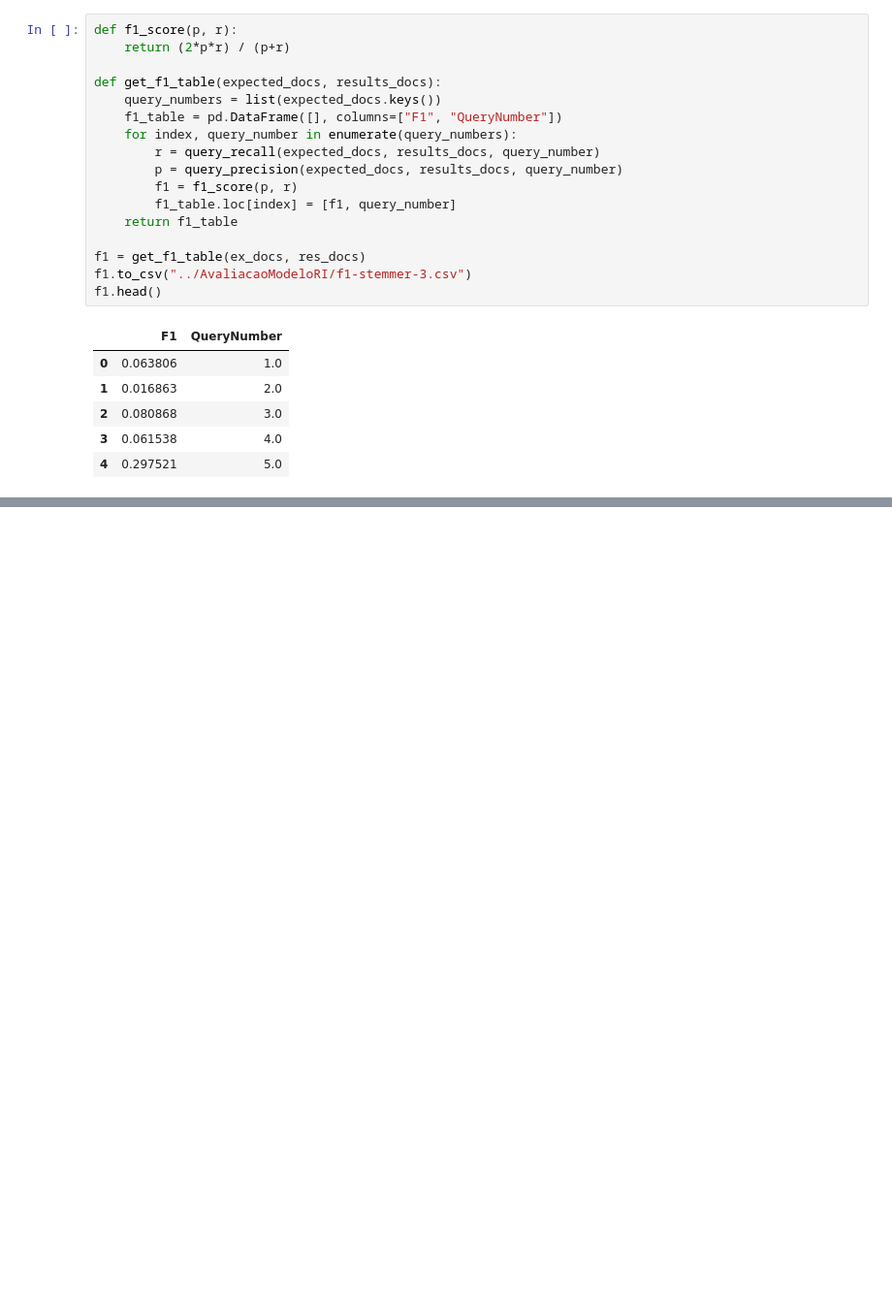
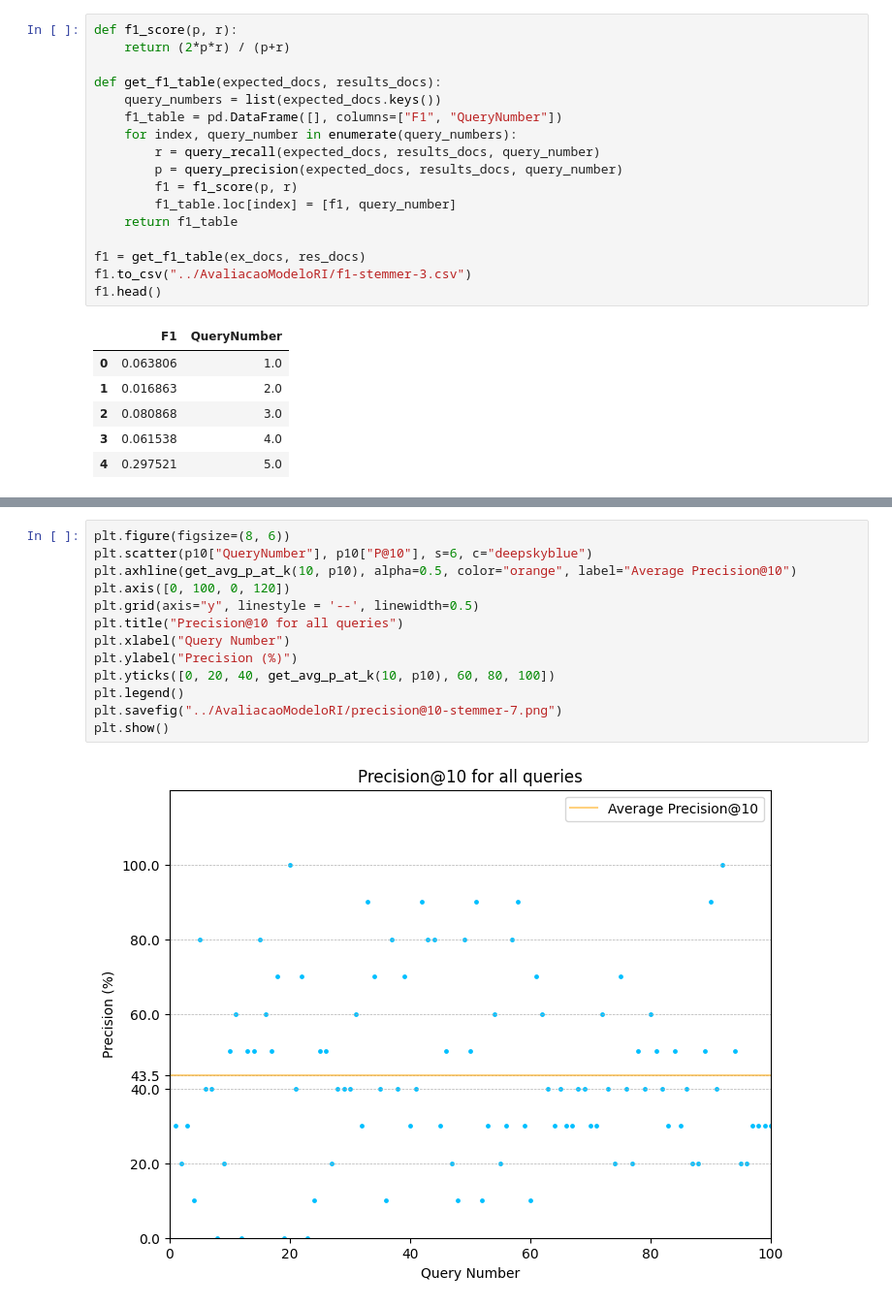
Before and after one commit to SylvioMello/BuscaEMineracaoDeTexto, a Jupyter notebook: TrabalhoIndividual/SRC/AvaliacaoModeloRI.ipynb, the cells around one changed output, grey strips where cells are left out. Shown at 97% size. Saved outputs shown, nothing was run; the diff lists cells and outputs as text; blank space fills up the shorter version.

```diff
--- a/TrabalhoIndividual/SRC/AvaliacaoModeloRI.ipynb
+++ b/TrabalhoIndividual/SRC/AvaliacaoModeloRI.ipynb
@@ -232,0 +315,15 @@ f1.head()
+# %%
+plt.figure(figsize=(8, 6))
+plt.scatter(p10["QueryNumber"], p10["P@10"], s=6, c="deepskyblue")
+plt.axhline(get_avg_p_at_k(10, p10), alpha=0.5, color="orange", label="Average Precision@10")
+plt.axis([0, 100, 0, 120])
+plt.grid(axis="y", linestyle = '--', linewidth=0.5)
+plt.title("Precision@10 for all queries")
+plt.xlabel("Query Number")
+plt.ylabel("Precision (%)")
+plt.yticks([0, 20, 40, get_avg_p_at_k(10, p10), 60, 80, 100])
+plt.legend()
+plt.savefig("../AvaliacaoModeloRI/precision@10-stemmer-7.png")
+plt.show()
+# %% [output]
+[figure, added]
```
Also changed, not shown: parts of 11 cells of this notebook, 10 other files.
